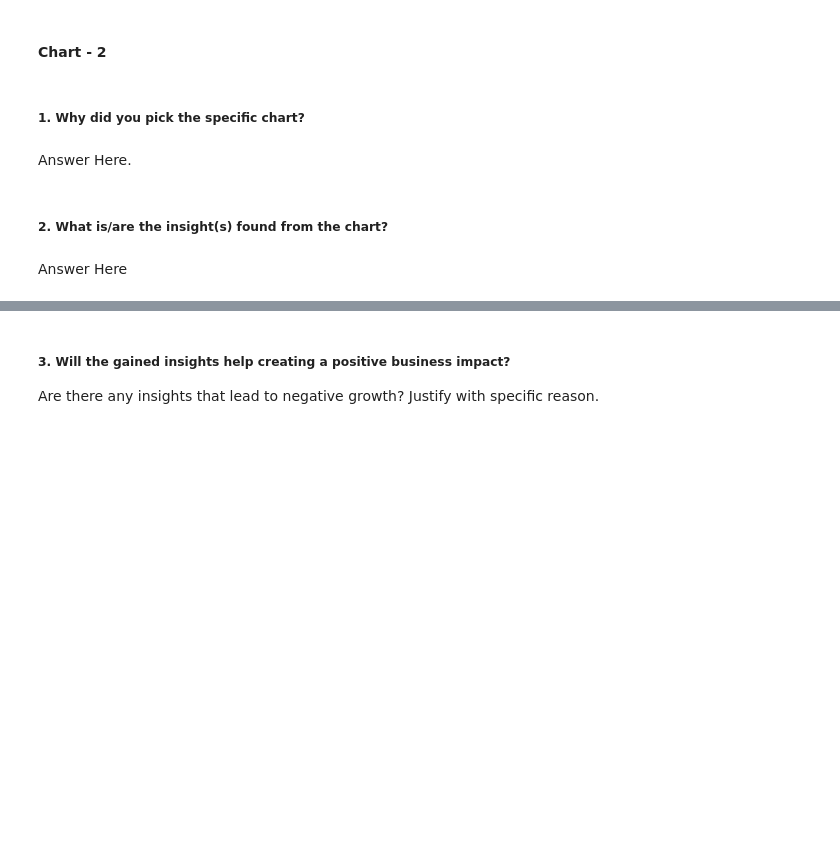
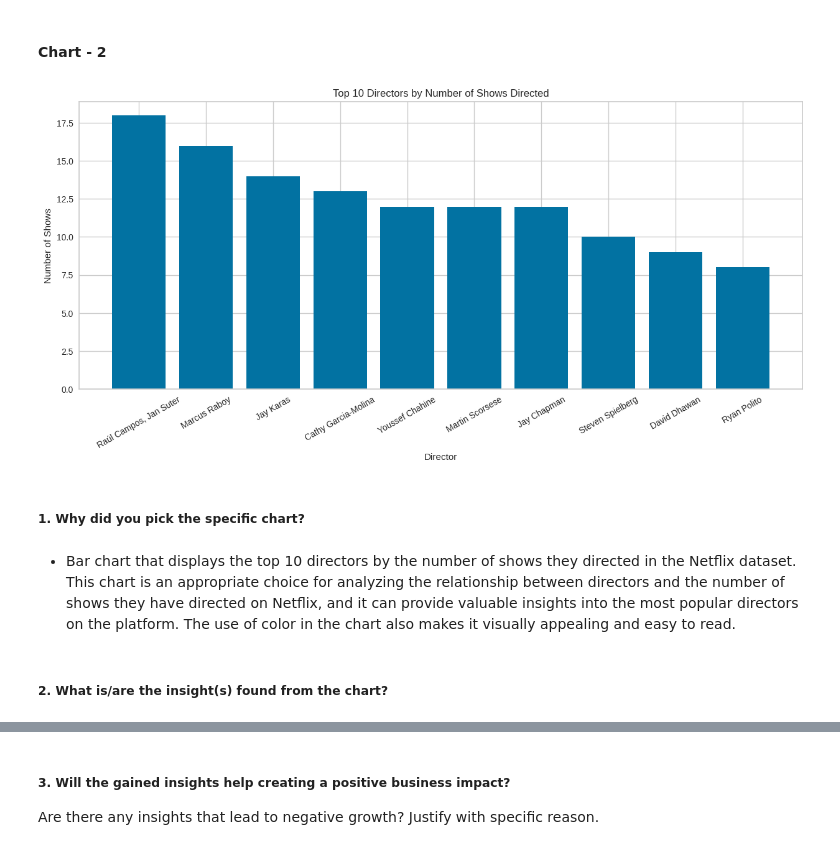
Before and after one commit to Navjotkhatri/NETFLIX-MOVIES-AND-TV-SHOWS-CLUSTERING, a Jupyter notebook: NETFLIX_MOVIES_AND_TV_SHOWS_CLUSTERING.ipynb, the cells around one changed output, grey strips where cells are left out. Saved outputs shown, nothing was run; the diff lists cells and outputs as text; code cells hidden in the pictures; blank space fills up the shorter version.

```diff
--- a/NETFLIX_MOVIES_AND_TV_SHOWS_CLUSTERING.ipynb
+++ b/NETFLIX_MOVIES_AND_TV_SHOWS_CLUSTERING.ipynb
@@ -444,8 +454,18 @@ Answer Here
+# %%
+# Chart - 2 visualization code
+top_directors = df.loc[df['director'] != 'Unknown', 'director'].value_counts().nlargest(10)
+plt.figure(figsize=(15,6))
+plt.bar(top_directors.index, top_directors.values)
+plt.title('Top 10 Directors by Number of Shows Directed')
+plt.xlabel('Director')
+plt.ylabel('Number of Shows')
+plt.xticks(rotation=30)
+plt.show()
+# %% [output]
+[figure, added]
 # %% [markdown]
 ##### 1. Why did you pick the specific chart?
-# %% [markdown]
-Answer Here.
+# %% [markdown]
+* Bar chart that displays the top 10 directors by the number of shows they directed in the Netflix dataset. This chart is an appropriate choice for analyzing the relationship between directors and the number of shows they have directed on Netflix, and it can provide valuable insights into the most popular directors on the platform. The use of color in the chart also makes it visually appealing and easy to read.
 # %% [markdown]
 ##### 2. What is/are the insight(s) found from the chart?
-# %% [markdown]
-Answer Here
```
Also changed, not shown: parts of 12 cells of this notebook.
